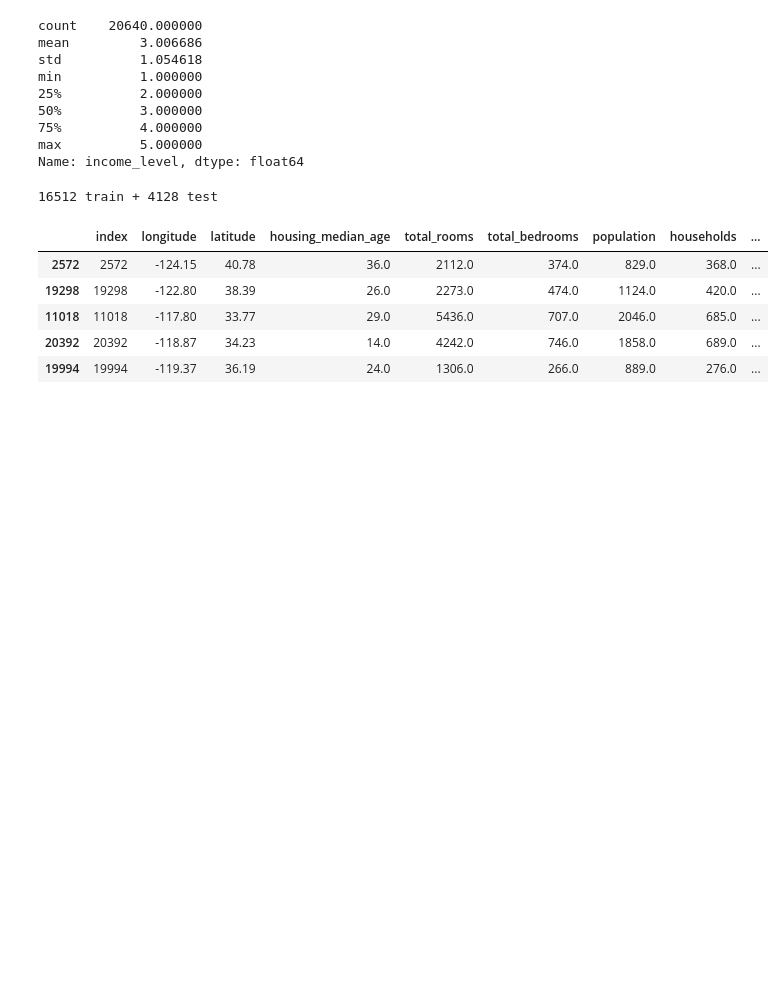
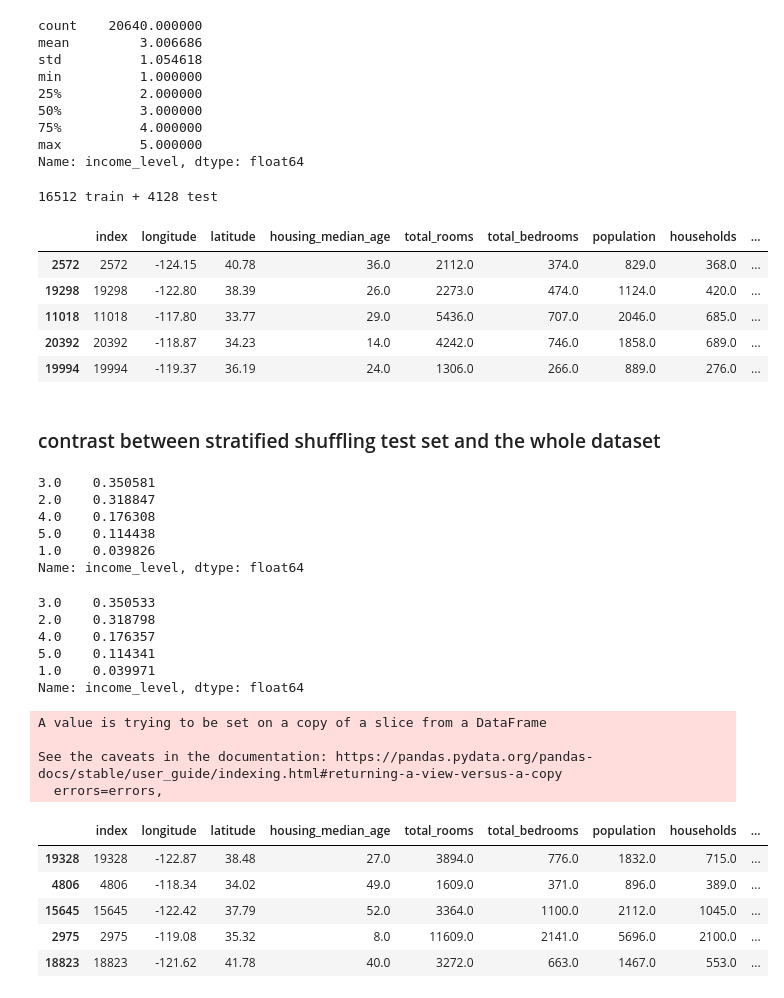
Before and after one commit to CarlyleMan/learning-tf2, a Jupyter notebook: ch2.ipynb, the cells around one changed output. Cells and saved outputs as stored; diff of their text form; code cells hidden in the pictures; blank space fills up the shorter version.

```diff
--- a/ch2.ipynb
+++ b/ch2.ipynb
@@ -264,3 +268,39 @@ test_set.head()
 | 11018 | 11018 | -117.80 | 33.77 | 29.0 | 5436.0 | 707.0 | 2046.0 | 685.0 | ... |
 | 20392 | 20392 | -118.87 | 34.23 | 14.0 | 4242.0 | 746.0 | 1858.0 | 689.0 | ... |
 | 19994 | 19994 | -119.37 | 36.19 | 24.0 | 1306.0 | 266.0 | 889.0 | 276.0 | ... |
+# %% [markdown]
+### contrast between stratified shuffling test set and the whole dataset
+# %%
+housing_with_index['income_level'].value_counts() / len(housing_with_index)
+# %% [output]
+3.0    0.350581
+2.0    0.318847
+4.0    0.176308
+5.0    0.114438
+1.0    0.039826
+Name: income_level, dtype: float64
+# %%
+strat_test_set['income_level'].value_counts() / len(strat_test_set)
+# %% [output]
+3.0    0.350533
+2.0    0.318798
+4.0    0.176357
+5.0    0.114341
+1.0    0.039971
+Name: income_level, dtype: float64
+# %%
+# delete 'income_level' column in both train & test set
+for set in (strat_train_set, strat_test_set):
+    set.drop(['income_level'], axis=1, inplace=True)
+strat_train_set.head()
+# %% [output]
+A value is trying to be set on a copy of a slice from a DataFrame
+
+See the caveats in the documentation: https://pandas.pydata.org/pandas-docs/stable/user_guide/indexing.html#returning-a-view-versus-a-copy
+  errors=errors,
+|  | index | longitude | latitude | housing_median_age | total_rooms | total_bedrooms | population | households | ... |
+| 19328 | 19328 | -122.87 | 38.48 | 27.0 | 3894.0 | 776.0 | 1832.0 | 715.0 | ... |
+| 4806 | 4806 | -118.34 | 34.02 | 49.0 | 1609.0 | 371.0 | 896.0 | 389.0 | ... |
+| 15645 | 15645 | -122.42 | 37.79 | 52.0 | 3364.0 | 1100.0 | 2112.0 | 1045.0 | ... |
+| 2975 | 2975 | -119.08 | 35.32 | 8.0 | 11609.0 | 2141.0 | 5696.0 | 2100.0 | ... |
+| 18823 | 18823 | -121.62 | 41.78 | 40.0 | 3272.0 | 663.0 | 1467.0 | 553.0 | ... |
```
Also changed, not shown: parts of 8 cells of this notebook.
